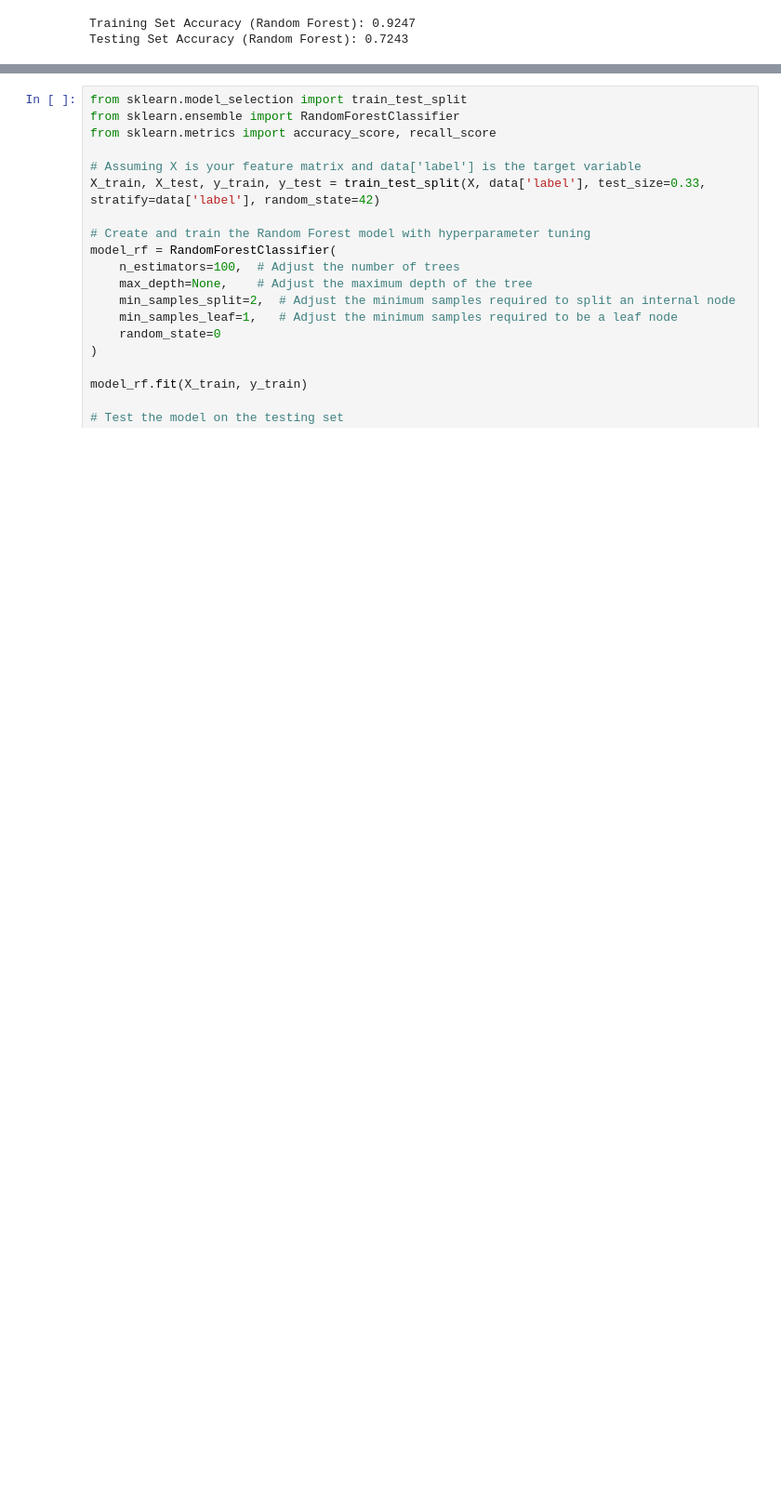
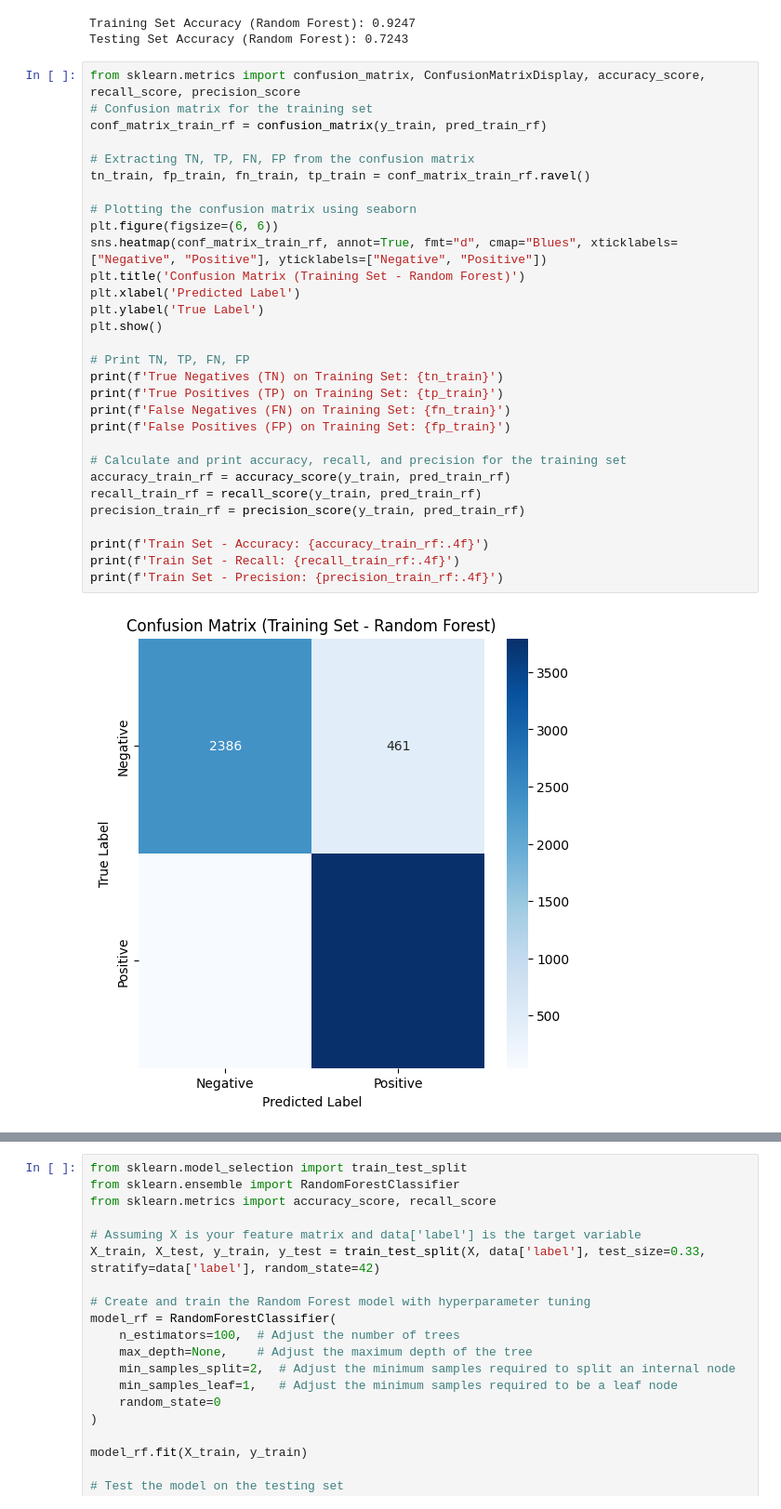
Before and after one commit to trimoyee-g/Flipkart-Reviews-Sentiment-Analysis, a Jupyter notebook: Sentiment Analysis.ipynb, the cells around one changed output, grey strips where cells are left out. Shown: that part at 93% size. Cells and saved outputs as stored; diff of their text form; blank space fills up the shorter version.

Commit message:
added confusion matrix for training data

```diff
--- a/Sentiment Analysis.ipynb
+++ b/Sentiment Analysis.ipynb
@@ -196,3 +198,35 @@ print(f'Testing Set Accuracy (Random Forest): {accuracy_test_rf:.4f}')
 # %% [output]
 Training Set Accuracy (Random Forest): 0.9247
 Testing Set Accuracy (Random Forest): 0.7243
+# %%
+from sklearn.metrics import confusion_matrix, ConfusionMatrixDisplay, accuracy_score, recall_score, precision_score
+# Confusion matrix for the training set
+conf_matrix_train_rf = confusion_matrix(y_train, pred_train_rf)
+
+# Extracting TN, TP, FN, FP from the confusion matrix
+tn_train, fp_train, fn_train, tp_train = conf_matrix_train_rf.ravel()
+
+# Plotting the confusion matrix using seaborn
+plt.figure(figsize=(6, 6))
+sns.heatmap(conf_matrix_train_rf, annot=True, fmt="d", cmap="Blues", xticklabels=["Negative", "Positive"], yticklabels=["Negative", "Positive"])
+plt.title('Confusion Matrix (Training Set - Random Forest)')
+plt.xlabel('Predicted Label')
+plt.ylabel('True Label')
+plt.show()
+
+# Print TN, TP, FN, FP
+print(f'True Negatives (TN) on Training Set: {tn_train}')
+print(f'True Positives (TP) on Training Set: {tp_train}')
+print(f'False Negatives (FN) on Training Set: {fn_train}')
+print(f'False Positives (FP) on Training Set: {fp_train}')
+
+# Calculate and print accuracy, recall, and precision for the training set
+accuracy_train_rf = accuracy_score(y_train, pred_train_rf)
+recall_train_rf = recall_score(y_train, pred_train_rf)
+precision_train_rf = precision_score(y_train, pred_train_rf)
+
+print(f'Train Set - Accuracy: {accuracy_train_rf:.4f}')
+print(f'Train Set - Recall: {recall_train_rf:.4f}')
+print(f'Train Set - Precision: {precision_train_rf:.4f}')
+# %% [output]
+[figure, added]
```
Also changed, not shown: parts of 2 cells of this notebook.
